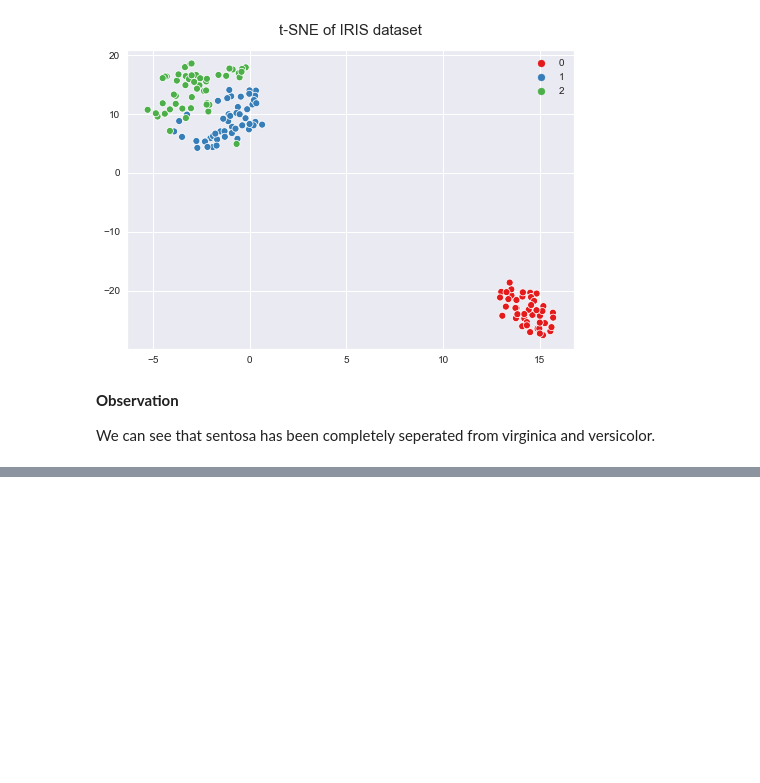
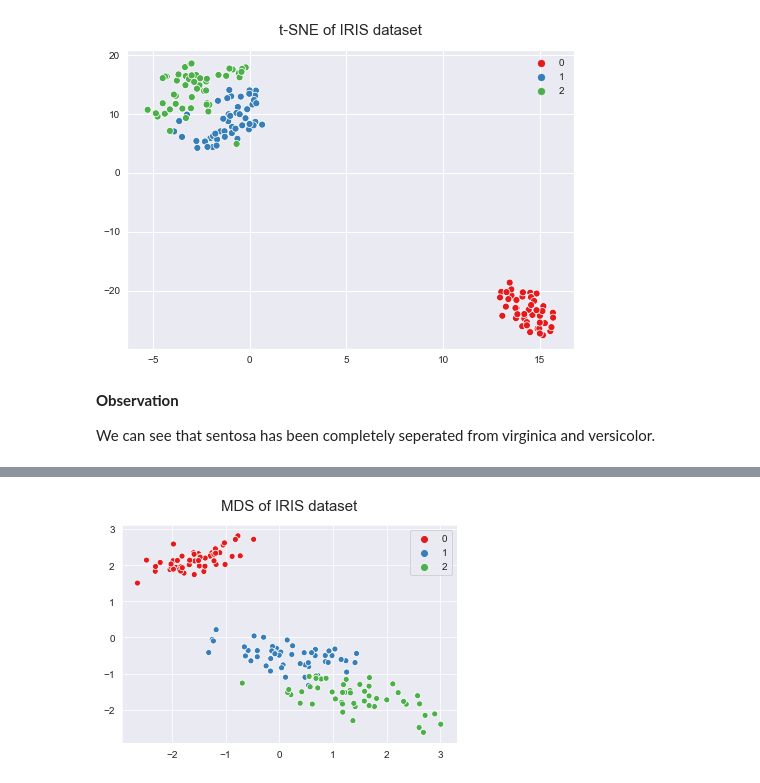
Before and after one commit to rishavk1102/Dimensionality-Reduction-Algorithms, a Jupyter notebook: Dimensionality Reduction Algorithms.ipynb, the cells around one changed output, grey strips where cells are left out. Cells and saved outputs as stored; diff of their text form; code cells hidden in the pictures; blank space fills up the shorter version.

```diff
--- a/Dimensionality Reduction Algorithms.ipynb
+++ b/Dimensionality Reduction Algorithms.ipynb
@@ -684,0 +760,22 @@ We can see that sentosa has been completely seperated from virginica and versico
+# %%
+from sklearn.datasets import load_iris
+import matplotlib.pyplot as plt
+import seaborn as sns
+from sklearn.manifold import MDS
+sns.set_style('darkgrid')
+# %%
+# loading iris data
+iris = load_iris()
+X = iris.data
+y = iris.target
+# %%
+#performing mds
+mds = MDS(n_components=2, metric=True, random_state=2)
+X_mds = mds.fit_transform(X)
+# %%
+#plotting mds graph
+sns.scatterplot(X_mds[:,0], X_mds[:,1], hue=y, palette='Set1')
+plt.title("MDS of IRIS dataset", fontsize=15, pad=15)
+plt.savefig('MDS.png')
+# %% [output]
+[figure, added]
```
Also changed, not shown: parts of 11 cells of this notebook, 2 other files.
